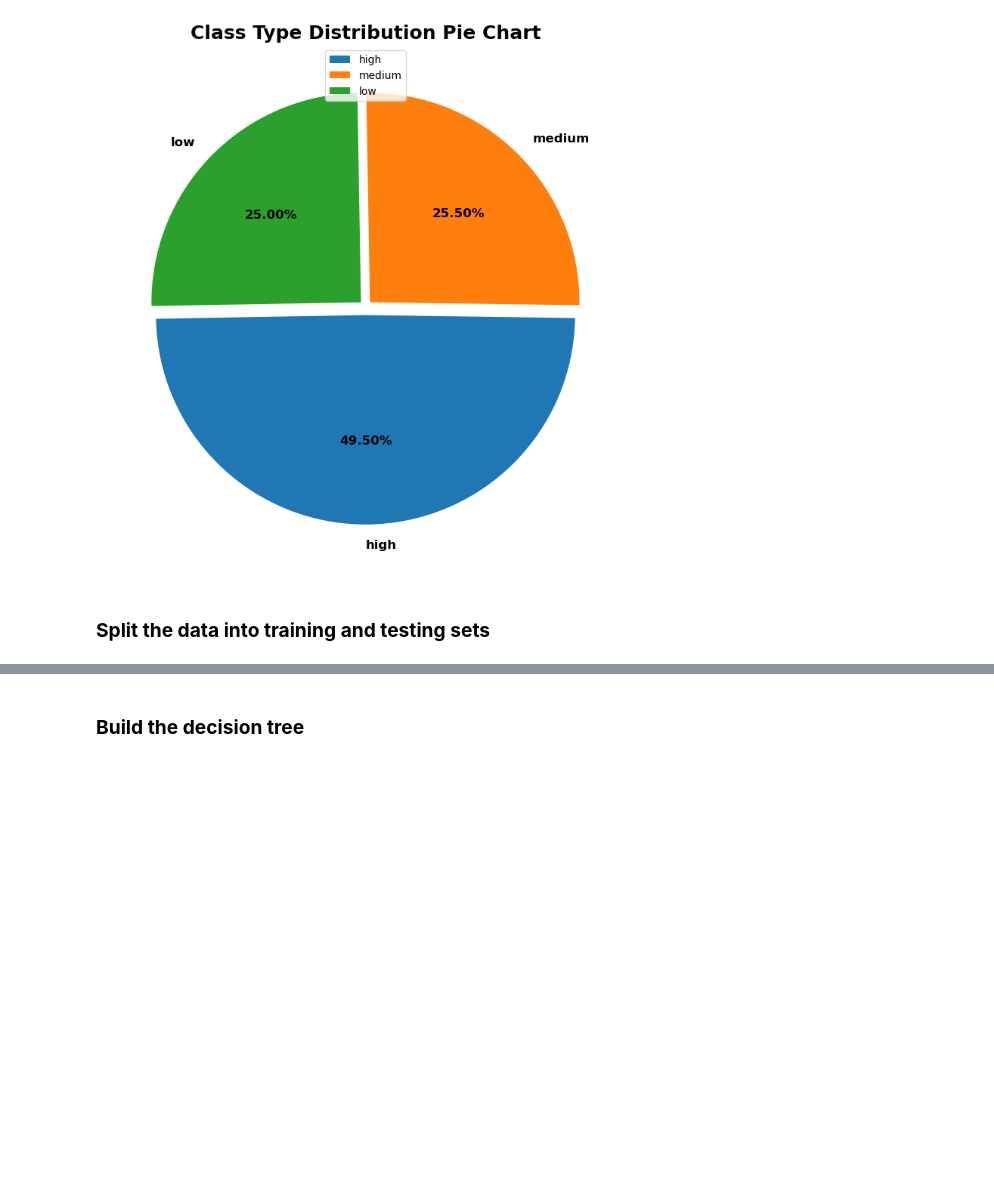
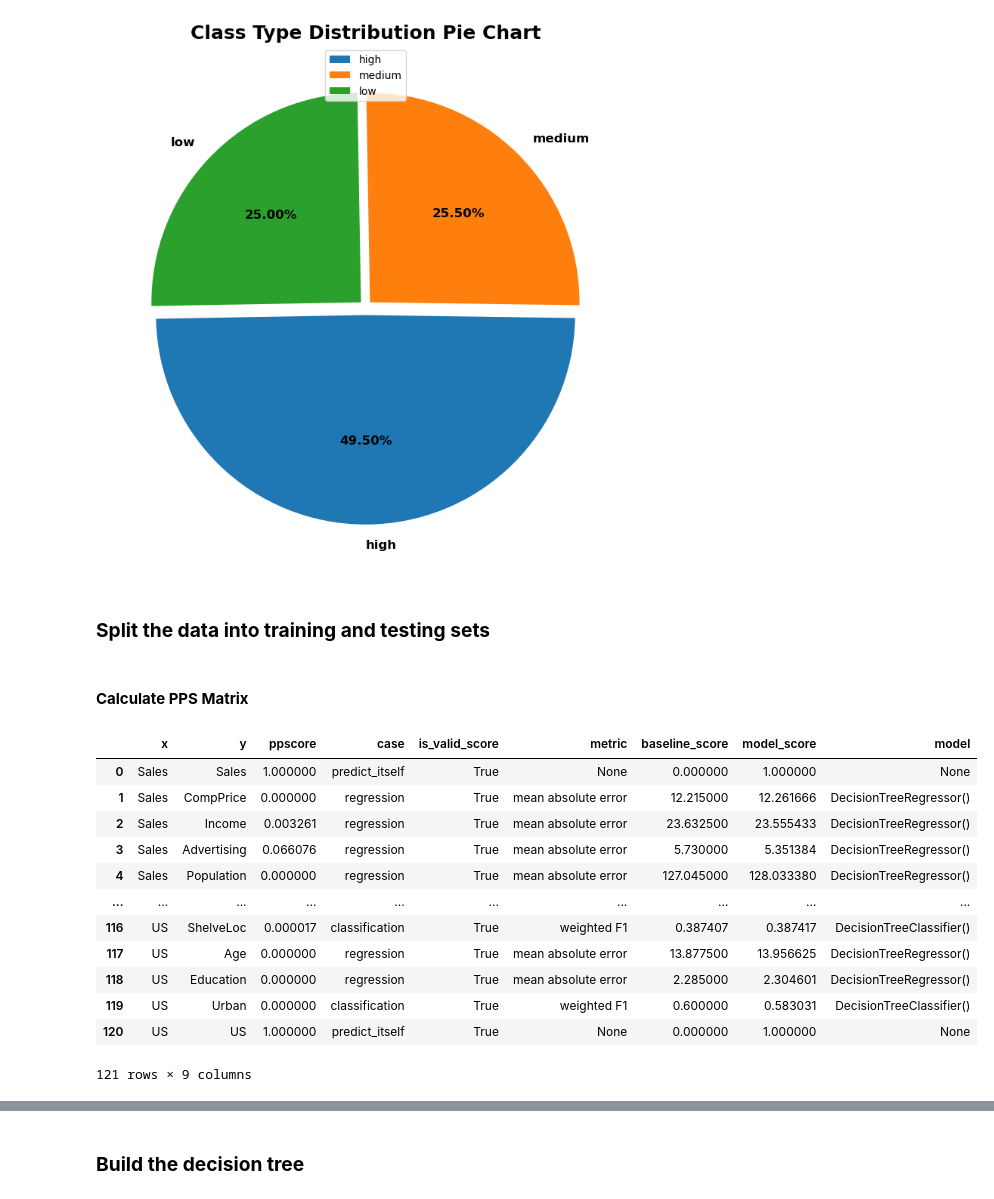
Before and after one commit to KunalDoshi-Code/Data_Science_Assignments, a Jupyter notebook: Assignments/14-Decision Trees/decision-tree-company-high-sale.ipynb, the cells around one changed output, grey strips where cells are left out. Drawn from its saved outputs; the diff is of its cells as text; code cells hidden in the pictures; blank space fills up the shorter version.

```diff
--- a/Assignments/14-Decision Trees/decision-tree-company-high-sale.ipynb
+++ b/Assignments/14-Decision Trees/decision-tree-company-high-sale.ipynb
@@ -129,3 +134,21 @@ plt.show()
 y = data["Sales"]
 X = data.drop("Sales", axis=1)
 X_train, X_test, y_train, y_test = train_test_split(X, y, test_size=0.2, random_state=42)
+# %% [markdown]
+#### **Calculate PPS Matrix**
+# %%
+pps.matrix(data)
+# %% [output]
+|  | x | y | ppscore | case | is_valid_score | metric | baseline_score | model_score | model |
+| 0 | Sales | Sales | 1.000000 | predict_itself | True | None | 0.000000 | 1.000000 | None |
+| 1 | Sales | CompPrice | 0.000000 | regression | True | mean absolute error | 12.215000 | 12.261666 | DecisionTreeRegressor() |
+| 2 | Sales | Income | 0.003261 | regression | True | mean absolute error | 23.632500 | 23.555433 | DecisionTreeRegressor() |
+| 3 | Sales | Advertising | 0.066076 | regression | True | mean absolute error | 5.730000 | 5.351384 | DecisionTreeRegressor() |
+| 4 | Sales | Population | 0.000000 | regression | True | mean absolute error | 127.045000 | 128.033380 | DecisionTreeRegressor() |
+| ... | ... | ... | ... | ... | ... | ... | ... | ... | ... |
+| 116 | US | ShelveLoc | 0.000017 | classification | True | weighted F1 | 0.387407 | 0.387417 | DecisionTreeClassifier() |
+| 117 | US | Age | 0.000000 | regression | True | mean absolute error | 13.877500 | 13.956625 | DecisionTreeRegressor() |
+| 118 | US | Education | 0.000000 | regression | True | mean absolute error | 2.285000 | 2.304601 | DecisionTreeRegressor() |
+| 119 | US | Urban | 0.000000 | classification | True | weighted F1 | 0.600000 | 0.583031 | DecisionTreeClassifier() |
+| 120 | US | US | 1.000000 | predict_itself | True | None | 0.000000 | 1.000000 | None |
+121 rows × 9 columns
```
Also changed, not shown: parts of 5 cells of this notebook, 1 other file.
